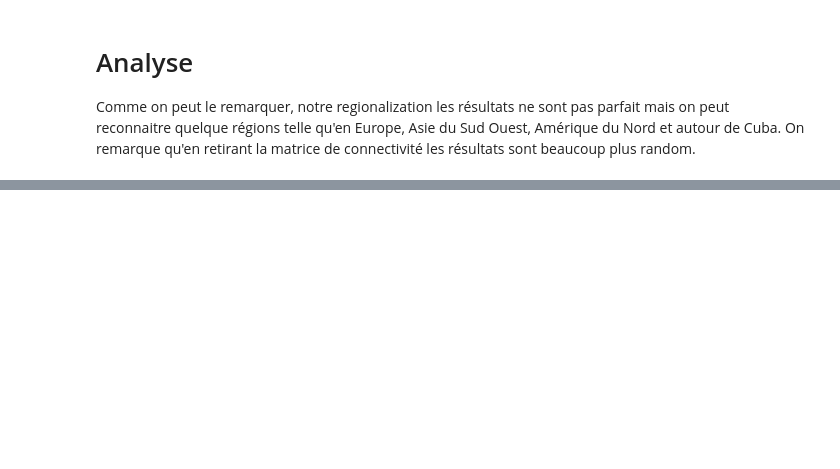
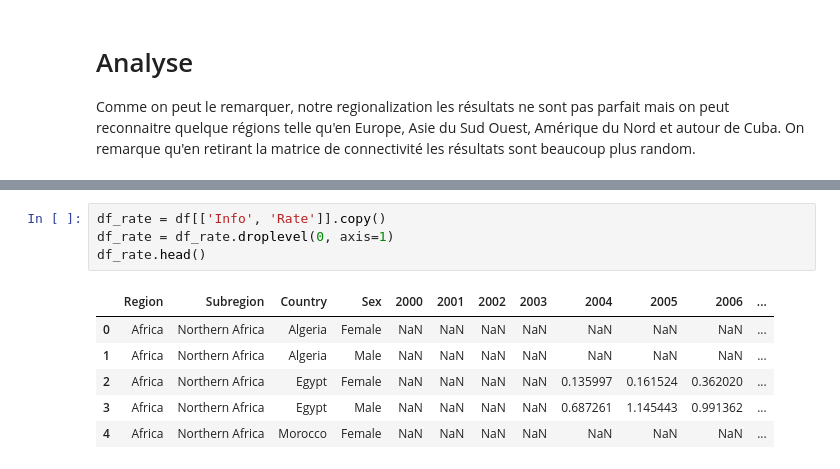
Before and after one commit to adesbx/homicideAnalysis, a Jupyter notebook: projet.ipynb, the cells around one changed output, grey strips where cells are left out. Cells and saved outputs as stored; diff of their text form; blank space fills up the shorter version.

```diff
--- a/projet.ipynb
+++ b/projet.ipynb
@@ -669,0 +659,11 @@ Comme on peut le remarquer, notre regionalization les résultats ne sont pas par
+# %%
+df_rate = df[['Info', 'Rate']].copy()
+df_rate = df_rate.droplevel(0, axis=1)
+df_rate.head()
+# %% [output]
+|  | Region | Subregion | Country | Sex | 2000 | 2001 | 2002 | 2003 | 2004 | 2005 | 2006 | ... |
+| 0 | Africa | Northern Africa | Algeria | Female | NaN | NaN | NaN | NaN | NaN | NaN | NaN | ... |
+| 1 | Africa | Northern Africa | Algeria | Male | NaN | NaN | NaN | NaN | NaN | NaN | NaN | ... |
+| 2 | Africa | Northern Africa | Egypt | Female | NaN | NaN | NaN | NaN | 0.135997 | 0.161524 | 0.362020 | ... |
+| 3 | Africa | Northern Africa | Egypt | Male | NaN | NaN | NaN | NaN | 0.687261 | 1.145443 | 0.991362 | ... |
+| 4 | Africa | Northern Africa | Morocco | Female | NaN | NaN | NaN | NaN | NaN | NaN | NaN | ... |
```
Also changed, not shown: parts of 9 cells of this notebook.
